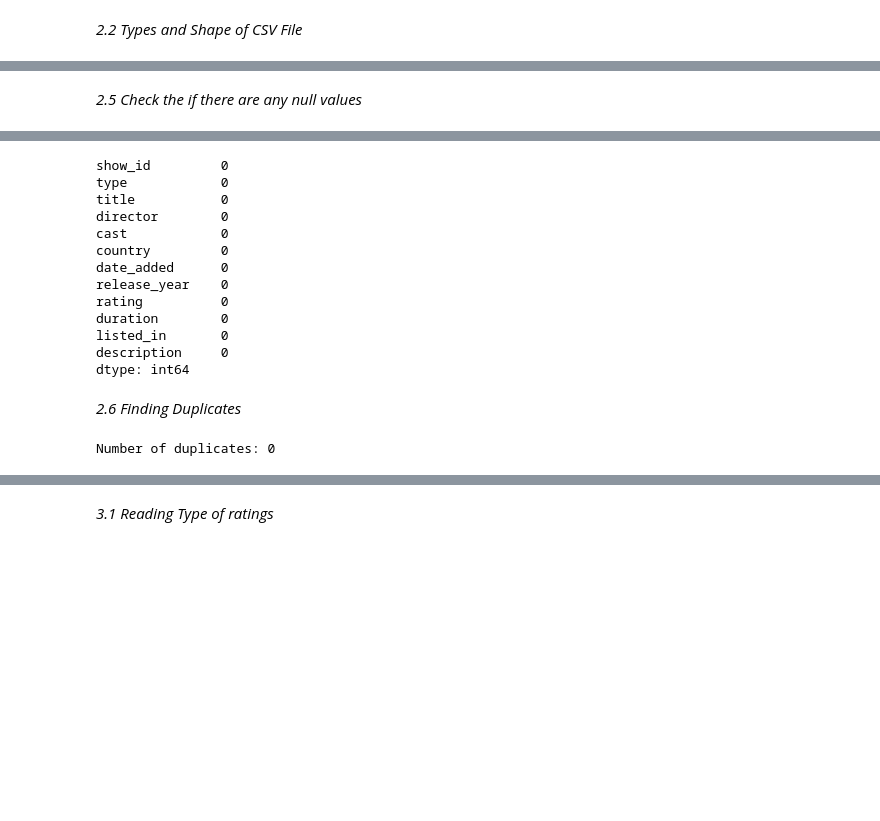
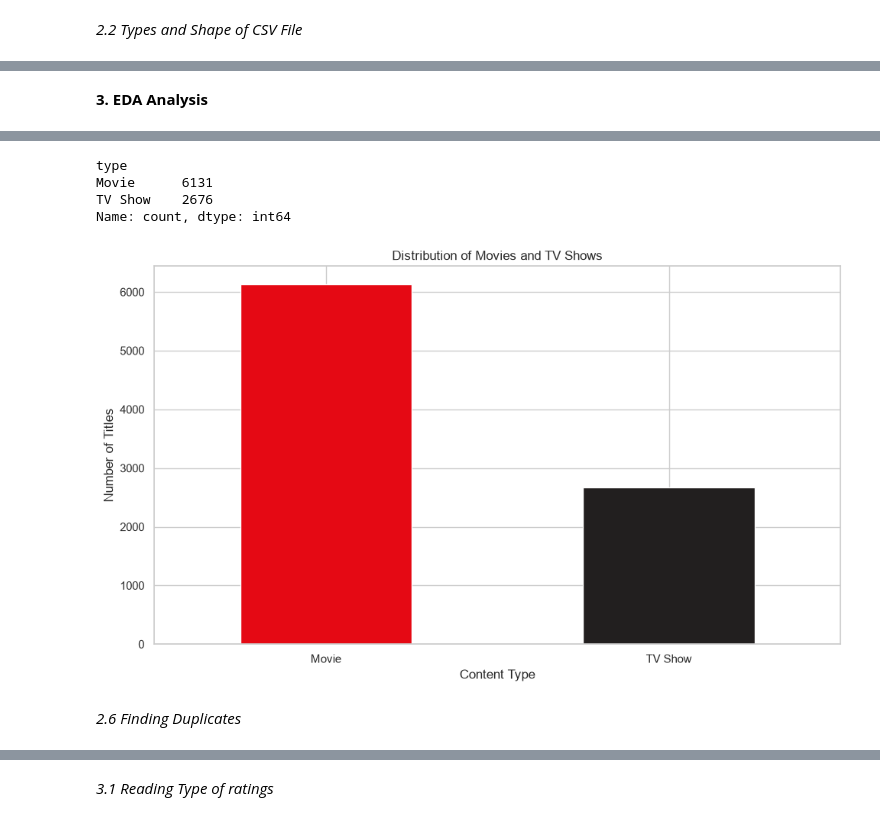
Before and after one commit to Nikithasri-712/exploratory-data-analysis-on-netfilx-streaming-trends, a Jupyter notebook: Programming.ipynb, the cells around one changed output, grey strips where cells are left out. Drawn from its saved outputs; the diff is of its cells as text; code cells hidden in the pictures; blank space fills up the shorter version.

```diff
--- a/Programming.ipynb
+++ b/Programming.ipynb
@@ -1,9 +1,14 @@
 # %% [markdown]
 **1. Import Libraries**
 # %%
-from sklearn.decomposition import PCA
 import pandas as pd
 import numpy as np
 import matplotlib.pyplot as plt
 import seaborn as sns
 import plotly.express as px
+from IPython.display import display
+
+sns.set_theme(style="whitegrid")
+plt.rcParams["figure.figsize"] = (10, 6)
+
+print("Libraries imported successfully!")
@@ -73,5 +214,19 @@ df['duration'] = df['duration'].fillna('Unknown')
 # %% [markdown]
-*2.5 Check the if there are any null values*
+**3. EDA Analysis**
 # %%
-df.head(20)
+type_counts = df_clean["type"].value_counts()
+
+print(type_counts)
+
+type_counts.plot(
+    kind="bar",
+    color=["#E50914", "#221F1F"]
+)
+
+plt.title("Distribution of Movies and TV Shows")
+plt.xlabel("Content Type")
+plt.ylabel("Number of Titles")
+plt.xticks(rotation=0)
+plt.tight_layout()
+plt.show()
 # %% [output]
@@ -95,24 +233,8 @@ df.head(20)
+type
+Movie      6131
+TV Show    2676
+Name: count, dtype: int64
+[figure, added]
-# %%
-df.isnull().sum()
-# %% [output]
-show_id         0
-type            0
-title           0
-director        0
-cast            0
-country         0
-date_added      0
-release_year    0
-rating          0
-duration        0
-listed_in       0
-description     0
-dtype: int64
 # %% [markdown]
 *2.6 Finding Duplicates*
-# %%
-duplicates = df[df.duplicated()]
-print("Number of duplicates:", duplicates.shape[0])
-# %% [output]
-Number of duplicates: 0
 # %%
```
Also changed, not shown: parts of 22 cells of this notebook, 1 other file.
